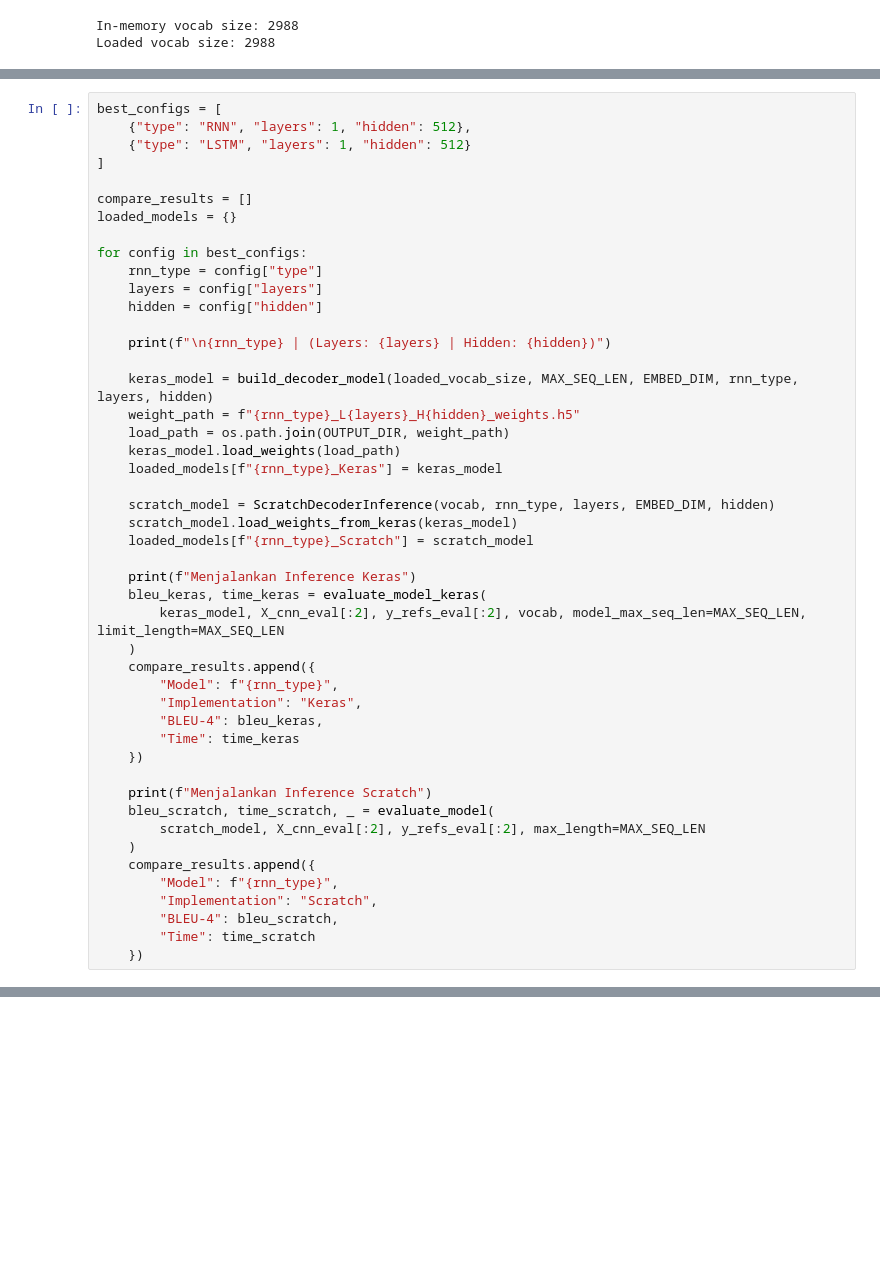
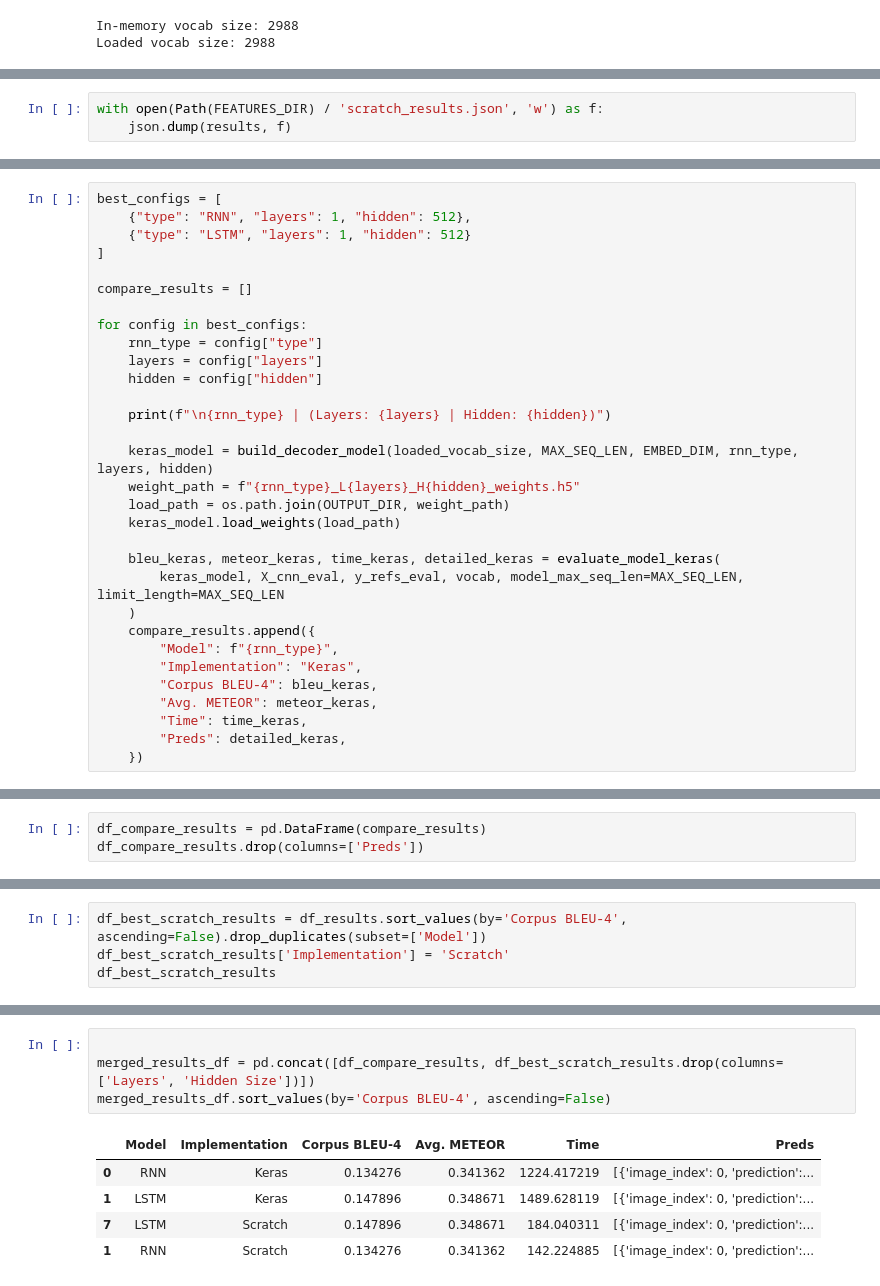
Before and after one commit to Azzkaaaa/Tugas-Besar-ML-2, a Jupyter notebook: src/notebook/rnn_ltsm_experiments.ipynb, the cells around one changed output, grey strips where cells are left out. Cells and saved outputs as stored; diff of their text form; blank space fills up the shorter version.

```diff
--- a/src/notebook/rnn_ltsm_experiments.ipynb
+++ b/src/notebook/rnn_ltsm_experiments.ipynb
@@ -341 +343,4 @@ Evaluasi LSTM | Layers: 3 | Hidden: 512
+# %%
+with open(Path(FEATURES_DIR) / 'scratch_results.json', 'w') as f:
+    json.dump(results, f)
 # %%
@@ -363,7 +373,6 @@ best_configs = [
 ]
 
 compare_results = []
-loaded_models = {}
 
 for config in best_configs:
     rnn_type = config["type"]
@@ -376,32 +385,17 @@ for config in best_configs:
     weight_path = f"{rnn_type}_L{layers}_H{hidden}_weights.h5"
     load_path = os.path.join(OUTPUT_DIR, weight_path)
     keras_model.load_weights(load_path)
-    loaded_models[f"{rnn_type}_Keras"] = keras_model
 
-    scratch_model = ScratchDecoderInference(vocab, rnn_type, layers, EMBED_DIM, hidden)
-    scratch_model.load_weights_from_keras(keras_model)
-    loaded_models[f"{rnn_type}_Scratch"] = scratch_model
-
-    print(f"Menjalankan Inference Keras")
-    bleu_keras, time_keras = evaluate_model_keras(
-        keras_model, X_cnn_eval[:2], y_refs_eval[:2], vocab, model_max_seq_len=MAX_SEQ_LEN, limit_length=MAX_SEQ_LEN
+    bleu_keras, meteor_keras, time_keras, detailed_keras = evaluate_model_keras(
+        keras_model, X_cnn_eval, y_refs_eval, vocab, model_max_seq_len=MAX_SEQ_LEN, limit_length=MAX_SEQ_LEN
     )
     compare_results.append({
         "Model": f"{rnn_type}",
         "Implementation": "Keras",
-        "BLEU-4": bleu_keras,
-        "Time": time_keras
+        "Corpus BLEU-4": bleu_keras,
+        "Avg. METEOR": meteor_keras,
+        "Time": time_keras,
+        "Preds": detailed_keras,
     })
-
-    print(f"Menjalankan Inference Scratch")
-    bleu_scratch, time_scratch, _ = evaluate_model(
-        scratch_model, X_cnn_eval[:2], y_refs_eval[:2], max_length=MAX_SEQ_LEN
-    )
-    compare_results.append({
-        "Model": f"{rnn_type}",
-        "Implementation": "Scratch",
-        "BLEU-4": bleu_scratch,
-        "Time": time_scratch
-    })
 # %% [output]
 RNN | (Layers: 1 | Hidden: 512)
@@ -413,0 +404,3 @@ Menjalankan Inference Scratch
+# %%
+df_compare_results = pd.DataFrame(compare_results)
+df_compare_results.drop(columns=['Preds'])
@@ -413,0 +411,4 @@ Menjalankan Inference Scratch
+# %%
+df_best_scratch_results = df_results.sort_values(by='Corpus BLEU-4', ascending=False).drop_duplicates(subset=['Model'])
+df_best_scratch_results['Implementation'] = 'Scratch'
+df_best_scratch_results
@@ -413,0 +419,10 @@ Menjalankan Inference Scratch
+# %%
+
+merged_results_df = pd.concat([df_compare_results, df_best_scratch_results.drop(columns=['Layers', 'Hidden Size'])])
+merged_results_df.sort_values(by='Corpus BLEU-4', ascending=False)
+# %% [output]
+|  | Model | Implementation | Corpus BLEU-4 | Avg. METEOR | Time | Preds |
+| 0 | RNN | Keras | 0.134276 | 0.341362 | 1224.417219 | [{'image_index': 0, 'prediction':... |
+| 1 | LSTM | Keras | 0.147896 | 0.348671 | 1489.628119 | [{'image_index': 0, 'prediction':... |
+| 7 | LSTM | Scratch | 0.147896 | 0.348671 | 184.040311 | [{'image_index': 0, 'prediction':... |
+| 1 | RNN | Scratch | 0.134276 | 0.341362 | 142.224885 | [{'image_index': 0, 'prediction':... |
```
Also changed, not shown: parts of 10 cells of this notebook, 1 other file.
